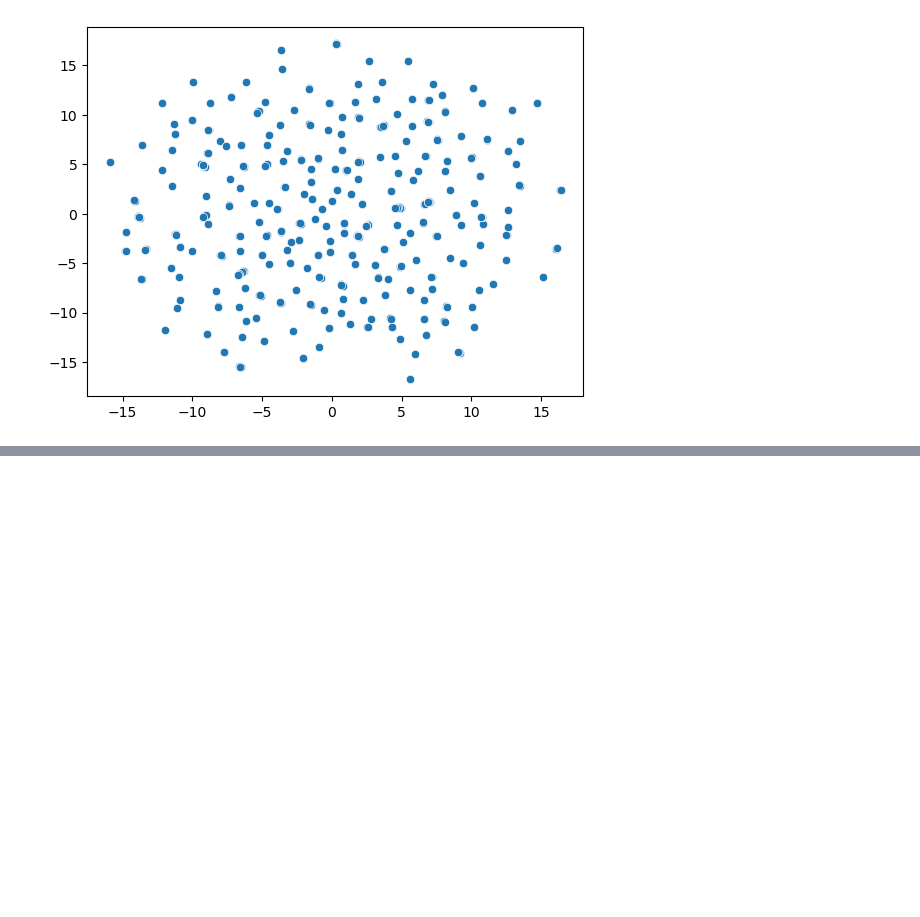
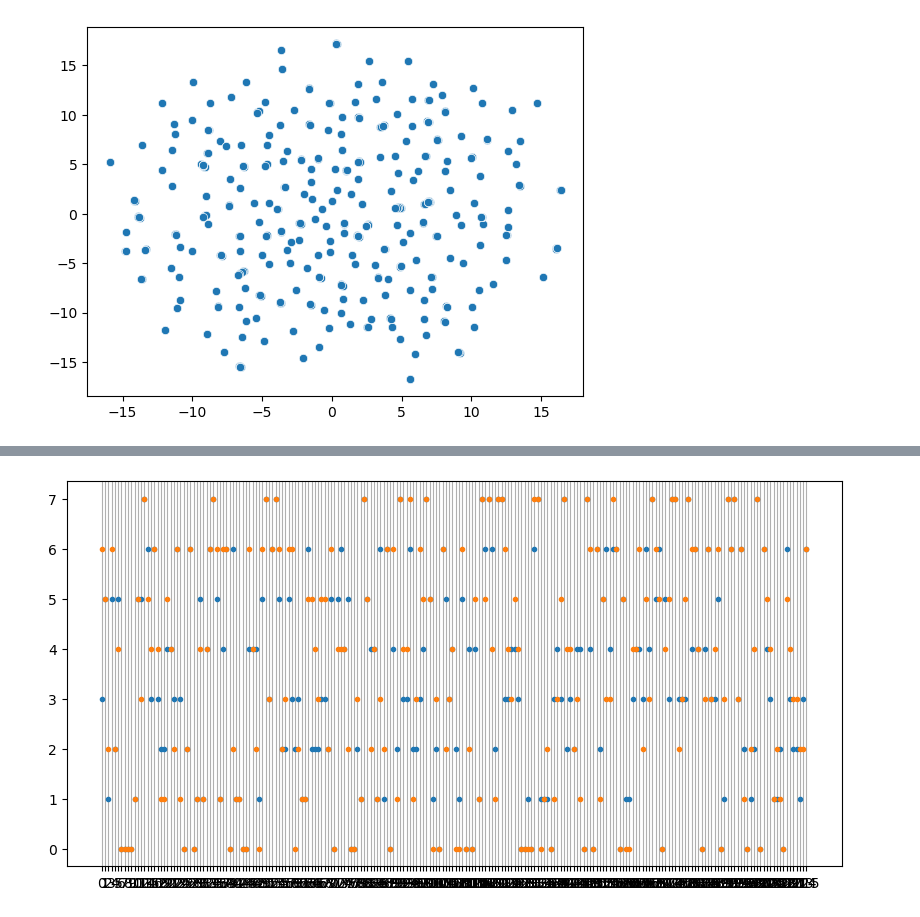
Before and after one commit to francescozambelli/OncoVirus_SarsCov2, a Jupyter notebook: DataDrivenApproach.ipynb, the cells around one changed output, grey strips where cells are left out. Saved outputs shown, nothing was run; the diff lists cells and outputs as text; code cells hidden in the pictures; blank space fills up the shorter version.

```diff
--- a/DataDrivenApproach.ipynb
+++ b/DataDrivenApproach.ipynb
@@ -267,0 +346,5 @@ sns.scatterplot(transkkk[:,0], transkkk[:,1])#, hue=labels, palette="Set1")
+# %%
+top_dir = os.listdir("../Data/topology")
+top_dir_train = top_dir[:-2]
+top_dir_pred = top_dir[-2:-1]
+top_dir_pred
@@ -267,0 +494,8 @@ sns.scatterplot(transkkk[:,0], transkkk[:,1])#, hue=labels, palette="Set1")
+# %%
+plt.figure(figsize=(10,5))
+plt.plot(y_val,".")
+plt.plot(y_val_pred,".")
+plt.xticks(np.arange(len(y_val)))
+plt.grid(axis="x")
+# %% [output]
+[figure, added]
```
Also changed, not shown: parts of 27 cells of this notebook.
